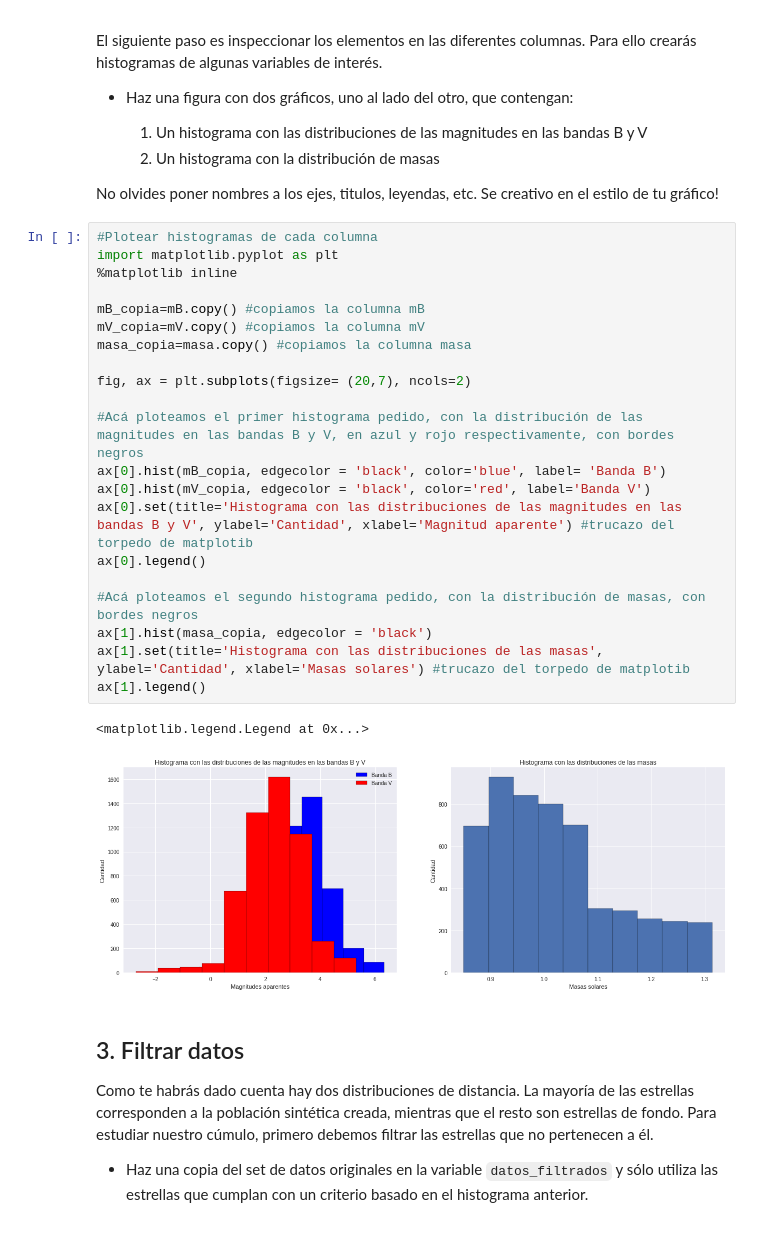
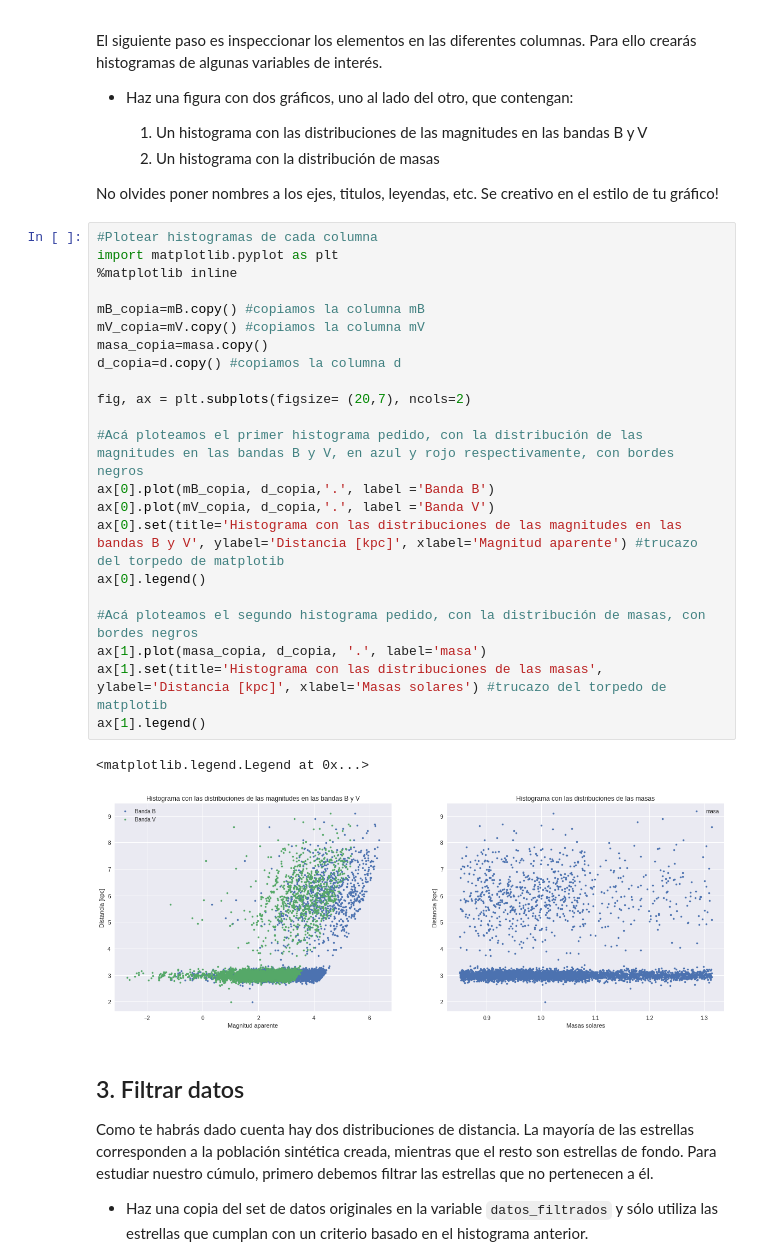
Before and after one commit to Antonego64/minitarea2, a Jupyter notebook: minitarea2.ipynb, the cells around one changed output. Saved outputs shown, nothing was run; the diff lists cells and outputs as text; blank space fills up the shorter version.

```diff
--- a/minitarea2.ipynb
+++ b/minitarea2.ipynb
@@ -69,27 +69,28 @@ No olvides poner nombres a los ejes, titulos, leyendas, etc. Se creativo en el e
 # %%
 #Plotear histogramas de cada columna
 import matplotlib.pyplot as plt
 %matplotlib inline
 
 mB_copia=mB.copy() #copiamos la columna mB
 mV_copia=mV.copy() #copiamos la columna mV
-masa_copia=masa.copy() #copiamos la columna masa
+masa_copia=masa.copy()
+d_copia=d.copy() #copiamos la columna d
 
 fig, ax = plt.subplots(figsize= (20,7), ncols=2)
 
 #Acá ploteamos el primer histograma pedido, con la distribución de las magnitudes en las bandas B y V, en azul y rojo respectivamente, con bordes negros
-ax[0].hist(mB_copia, edgecolor = 'black', color='blue', label= 'Banda B')
-ax[0].hist(mV_copia, edgecolor = 'black', color='red', label='Banda V')
-ax[0].set(title='Histograma con las distribuciones de las magnitudes en las bandas B y V', ylabel='Cantidad', xlabel='Magnitud aparente') #trucazo del torpedo de matplotib
+ax[0].plot(mB_copia, d_copia,'.', label ='Banda B')
+ax[0].plot(mV_copia, d_copia,'.', label ='Banda V')
+ax[0].set(title='Histograma con las distribuciones de las magnitudes en las bandas B y V', ylabel='Distancia [kpc]', xlabel='Magnitud aparente') #trucazo del torpedo de matplotib
 ax[0].legend()
 
 #Acá ploteamos el segundo histograma pedido, con la distribución de masas, con bordes negros
-ax[1].hist(masa_copia, edgecolor = 'black')
-ax[1].set(title='Histograma con las distribuciones de las masas', ylabel='Cantidad', xlabel='Masas solares') #trucazo del torpedo de matplotib
+ax[1].plot(masa_copia, d_copia, '.', label='masa')
+ax[1].set(title='Histograma con las distribuciones de las masas', ylabel='Distancia [kpc]', xlabel='Masas solares') #trucazo del torpedo de matplotib
 ax[1].legend()
 # %% [output]
 <matplotlib.legend.Legend at 0x...>
-[figure, old version]
+[figure, new version]
 # %% [markdown]
 ## 3. Filtrar datos
 
```
Also changed, not shown: parts of 5 cells of this notebook.
